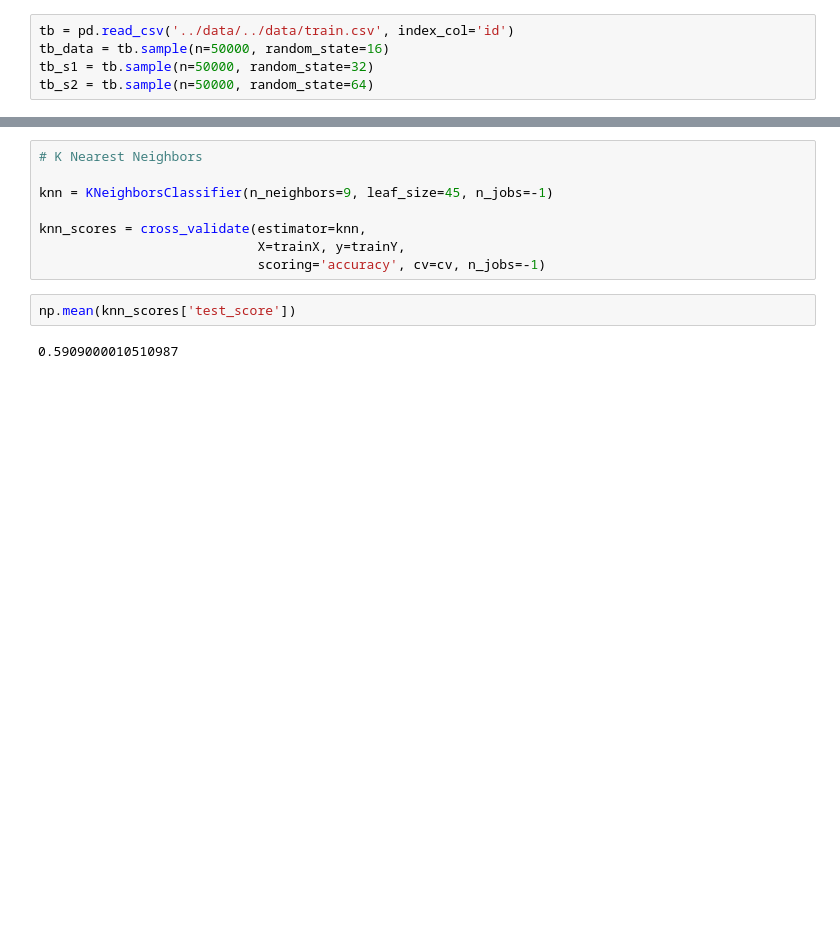
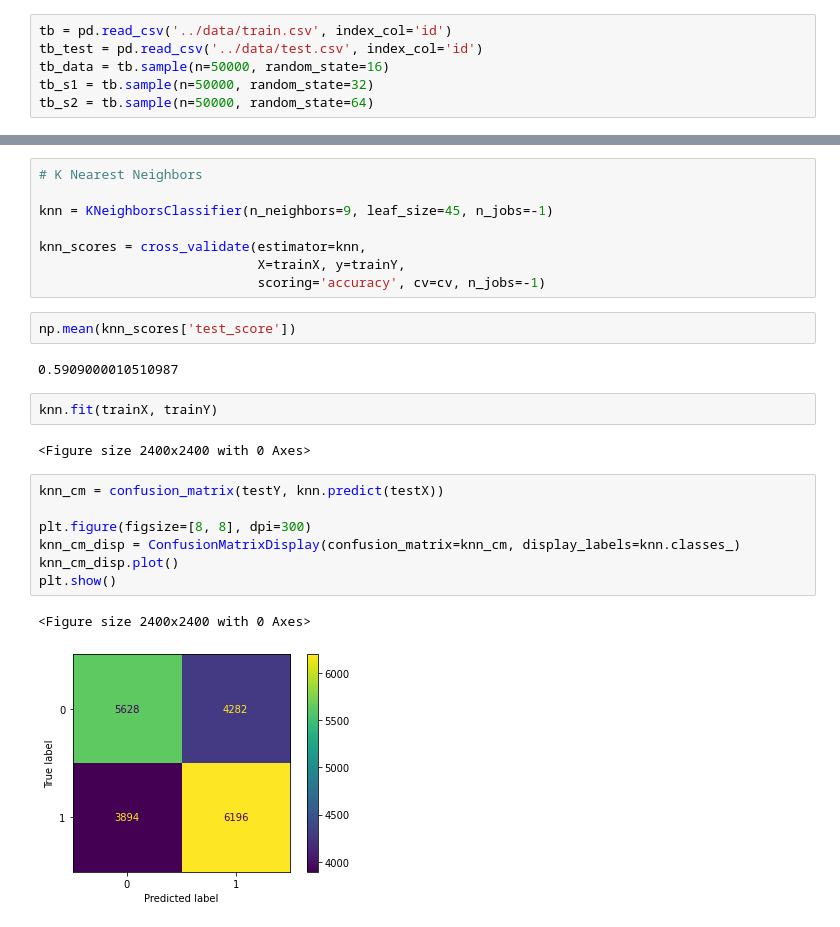
Before and after one commit to ashen007/Tabular-series-Nov-2021, a Jupyter notebook: models/baseline.ipynb, the cells around one changed output, grey strips where cells are left out. Cells and saved outputs as stored; diff of their text form; blank space fills up the shorter version.

```diff
--- a/models/baseline.ipynb
+++ b/models/baseline.ipynb
@@ -23,5 +28,6 @@ from sklearn.model_selection import cross_validate
 # %%
-tb = pd.read_csv('../data/../data/train.csv', index_col='id')
+tb = pd.read_csv('../data/train.csv', index_col='id')
+tb_test = pd.read_csv('../data/test.csv', index_col='id')
 tb_data = tb.sample(n=50000, random_state=16)
 tb_s1 = tb.sample(n=50000, random_state=32)
 tb_s2 = tb.sample(n=50000, random_state=64)
@@ -177,3 +183,17 @@ knn_scores = cross_validate(estimator=knn,
 np.mean(knn_scores['test_score'])
 # %% [output]
 0.5909000010510987
+# %%
+knn.fit(trainX, trainY)
+# %% [output]
+<Figure size 2400x2400 with 0 Axes>
+# %%
+knn_cm = confusion_matrix(testY, knn.predict(testX))
+
+plt.figure(figsize=[8, 8], dpi=300)
+knn_cm_disp = ConfusionMatrixDisplay(confusion_matrix=knn_cm, display_labels=knn.classes_)
+knn_cm_disp.plot()
+plt.show()
+# %% [output]
+<Figure size 2400x2400 with 0 Axes>
+[figure, added]
```
Also changed, not shown: parts of 13 cells of this notebook.
